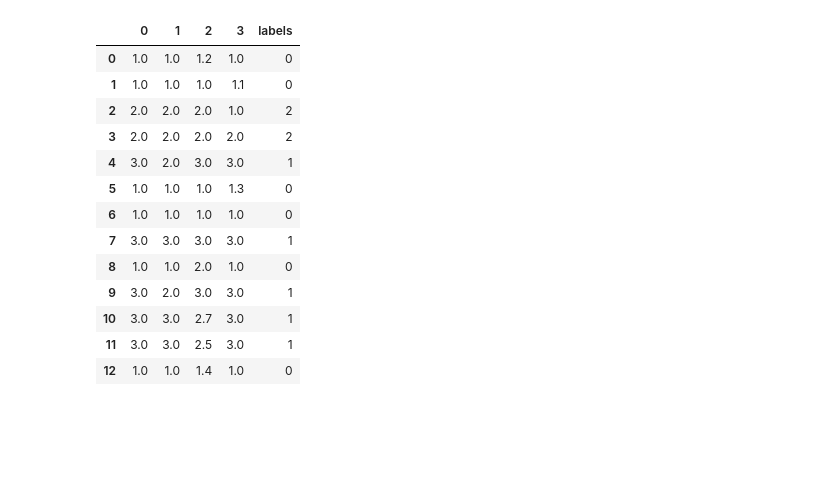
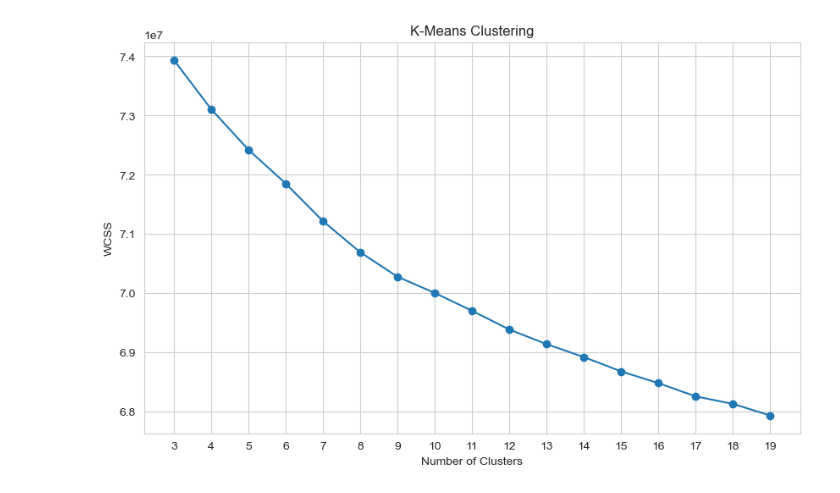
Before and after one commit to PaulKnopf/NLP-Clustering-News-Outlets, a Jupyter notebook: src/kmeans.ipynb, the cells around one changed output. Cells and saved outputs as stored; diff of their text form; code cells hidden in the pictures; blank space fills up the shorter version.

Commit message:
plotted elbow curve

```diff
--- a/src/kmeans.ipynb
+++ b/src/kmeans.ipynb
@@ -42,0 +10,2 @@ tensor([[1.0000, 1.0000, 1.2000, 1.0000],
+# %%
+search_range = list(range(3, 20))
@@ -43 +42,17 @@ tensor([[1.0000, 1.0000, 1.2000, 1.0000],
+# %%
+wcss = np.load("../data/wcss.npy")
+import seaborn as sns
+
+# Plot the elbow curve
+sns.set_style("whitegrid")
+plt.figure(figsize=(10, 6))
+plt.plot(search_range, wcss, marker="o")
+plt.xticks(search_range)
+plt.xlabel("Number of Clusters")
+plt.ylabel("WCSS")
+plt.title("K-Means Clustering")
+plt.savefig("../doc/plots/kmeans_elbow.png")
+plt.show()
+# %% [output]
+[figure, added]
 # %%
@@ -50,20 +65,0 @@ kmeans_sk = KMeans(
-# %%
-# add KMean labels to dataframe
-df = pd.DataFrame(tensor_test)
-df['labels'] = kmeans_sk.labels_
-df
-# %% [output]
-|  | 0 | 1 | 2 | 3 | labels |
-| 0 | 1.0 | 1.0 | 1.2 | 1.0 | 0 |
-| 1 | 1.0 | 1.0 | 1.0 | 1.1 | 0 |
-| 2 | 2.0 | 2.0 | 2.0 | 1.0 | 2 |
-| 3 | 2.0 | 2.0 | 2.0 | 2.0 | 2 |
-| 4 | 3.0 | 2.0 | 3.0 | 3.0 | 1 |
-| 5 | 1.0 | 1.0 | 1.0 | 1.3 | 0 |
-| 6 | 1.0 | 1.0 | 1.0 | 1.0 | 0 |
-| 7 | 3.0 | 3.0 | 3.0 | 3.0 | 1 |
-| 8 | 1.0 | 1.0 | 2.0 | 1.0 | 0 |
-| 9 | 3.0 | 2.0 | 3.0 | 3.0 | 1 |
-| 10 | 3.0 | 3.0 | 2.7 | 3.0 | 1 |
-| 11 | 3.0 | 3.0 | 2.5 | 3.0 | 1 |
-| 12 | 1.0 | 1.0 | 1.4 | 1.0 | 0 |
```
Also changed, not shown: parts of 26 cells of this notebook, 3 other files.
